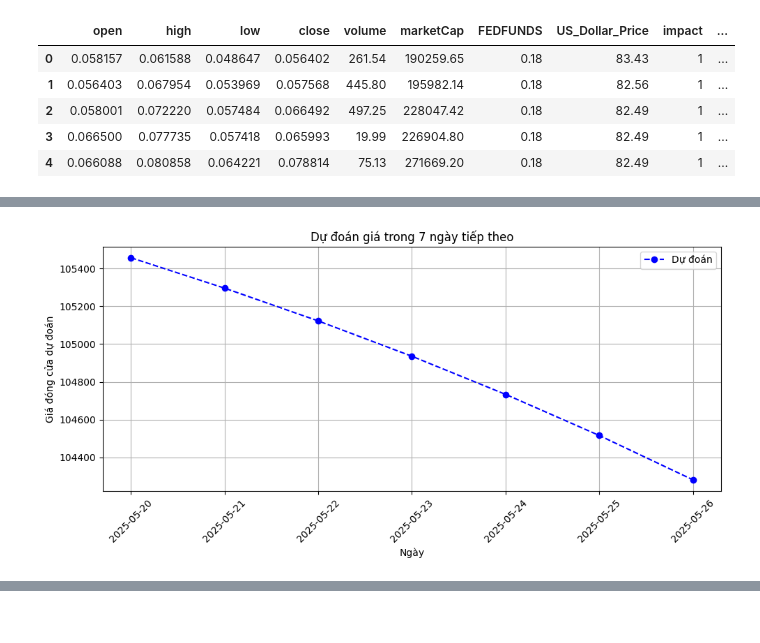
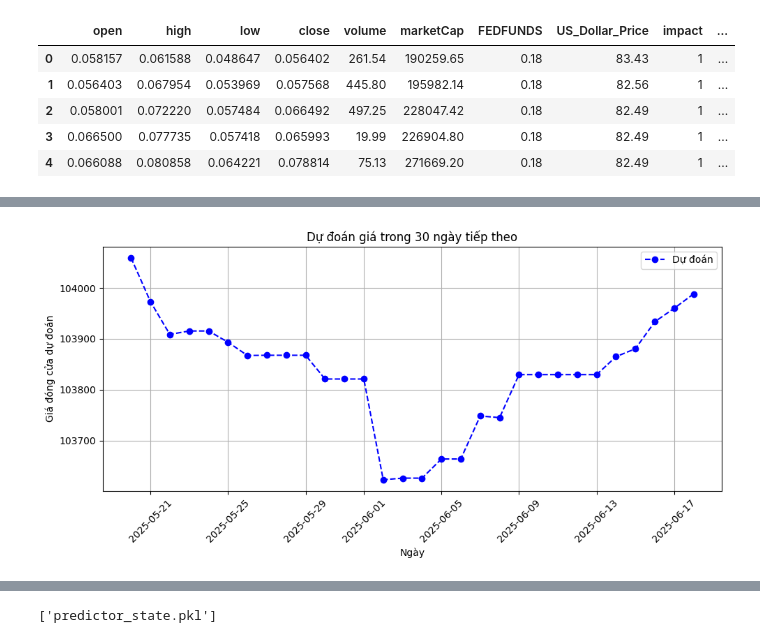
Before and after one commit to nmnguyen130/Bitcoin_ML, a Jupyter notebook: Final_Exam.ipynb, the cells around one changed output, grey strips where cells are left out. Cells and saved outputs as stored; diff of their text form; code cells hidden in the pictures.

```diff
--- a/Final_Exam.ipynb
+++ b/Final_Exam.ipynb
@@ -375,5 +400,5 @@ Gradient Boosting - MSE: 174200869.05599532, R2: 0.7632820643245148, MAE: 6648.3
 # %%
-def preprocess_data(data_dict, scaler_X, encoder, scalar_for_cols):
+def preprocess_data(data_dict, scaler_X, encoder, scaler_for_cols):
     data = pd.DataFrame([data_dict])
 
     data['timestamp'] = pd.to_datetime(data['timestamp'])
@@ -397,8 +422,8 @@ def preprocess_data(data_dict, scaler_X, encoder, scalar_for_cols):
     data = pd.concat([data, encoded_df], axis=1)
     data = data.drop('impact', axis=1)
 
-    scaler_data = scaler_X.transform(data[scalar_for_cols])
-    scaler_data = np.column_stack((scaler_data, data.drop(scalar_for_cols, axis=1)))
+    scaler_data = scaler_X.transform(data[scaler_for_cols])
+    scaler_data = np.column_stack((scaler_data, data.drop(scaler_for_cols, axis=1)))
 
     return scaler_data
 
@@ -414,7 +439,7 @@ def process_pred(
     initial_data_dict,
     scaler_X,
     encoder,
-    scalar_for_cols,
+    scaler_for_cols,
     n_days=5
 ):
     forecast_dates = []
@@ -424,7 +449,7 @@ def process_pred(
 
     for i in range(n_days):
         # Tiền xử lý
-        X_input = preprocess_data(data_dict, scaler_X, encoder, scalar_for_cols)
+        X_input = preprocess_data(data_dict, scaler_X, encoder, scaler_for_cols)
 
         # Dự đoán
         result = predict_in_day(model, X_input)
@@ -455,20 +480,21 @@ def process_pred(
 
     return forecast_dates, forecast_prices
 # %%
-best_model = models['Linear Regression']  # hoặc Random Forest, Linear Regression
+best_model = models['Random Forest']  # hoặc Random Forest, Linear Regression
 initial_data_dict = {
     'open': 106430.532703,
     'high': 107068.722368,
     'low': 102112.685460,
     'close': 105606.1814675408,
     'volume': 6.176113e+10,
     'marketCap': 2.098071e+12,
     'FEDFUNDS': 4.33,
     'US_Dollar_Price': 100.43,
     'impact': 1,
     'timeHigh': '2025-05-19T00:09:00.000Z',
     'timeLow': '2025-05-19T06:40:00.000Z',
     'timestamp': '2025-05-19'
 }
-process_pred(best_model, initial_data_dict, scaler_X, encoder, scalar_for_cols, n_days=7)
+process_pred(best_model, initial_data_dict, scaler_X, encoder, scaler_for_cols, n_days=30)
 # %% [output]
+[figure, new version]
@@ -492 +517,0 @@ process_pred(best_model, initial_data_dict, scaler_X, encoder, scalar_for_cols,
-[figure, old version]
@@ -506,0 +518,20 @@ process_pred(best_model, initial_data_dict, scaler_X, encoder, scalar_for_cols,
+# %%
+import joblib
+
+state = {
+    'models': models,
+    'scaler_X': scaler_X,
+    'encoder': encoder,
+    'scaler_for_cols': scaler_for_cols
+}
+
+joblib.dump(state, 'predictor_state.pkl')
+
+# Load lại sau
+# state = joblib.load('predictor_state.pkl')
+# models = state['models']
+# scaler_X = state['scaler_X']
+# encoder = state['encoder']
+# numeric_cols = state['numeric_cols']
+# %% [output]
+['predictor_state.pkl']
```
Also changed, not shown: parts of 6 cells of this notebook.
